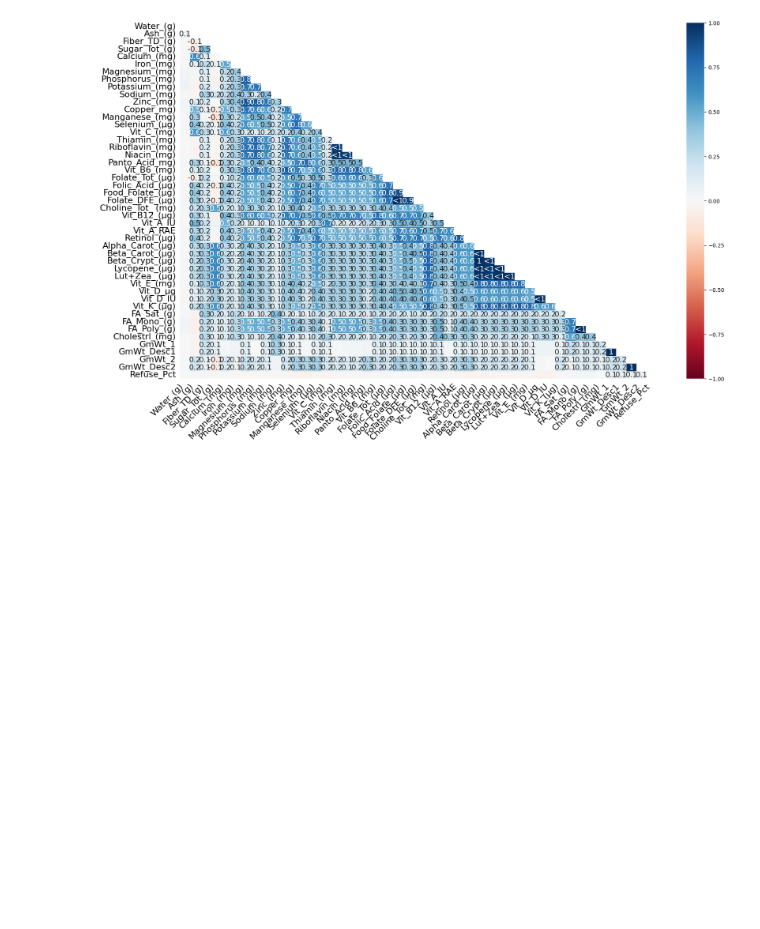
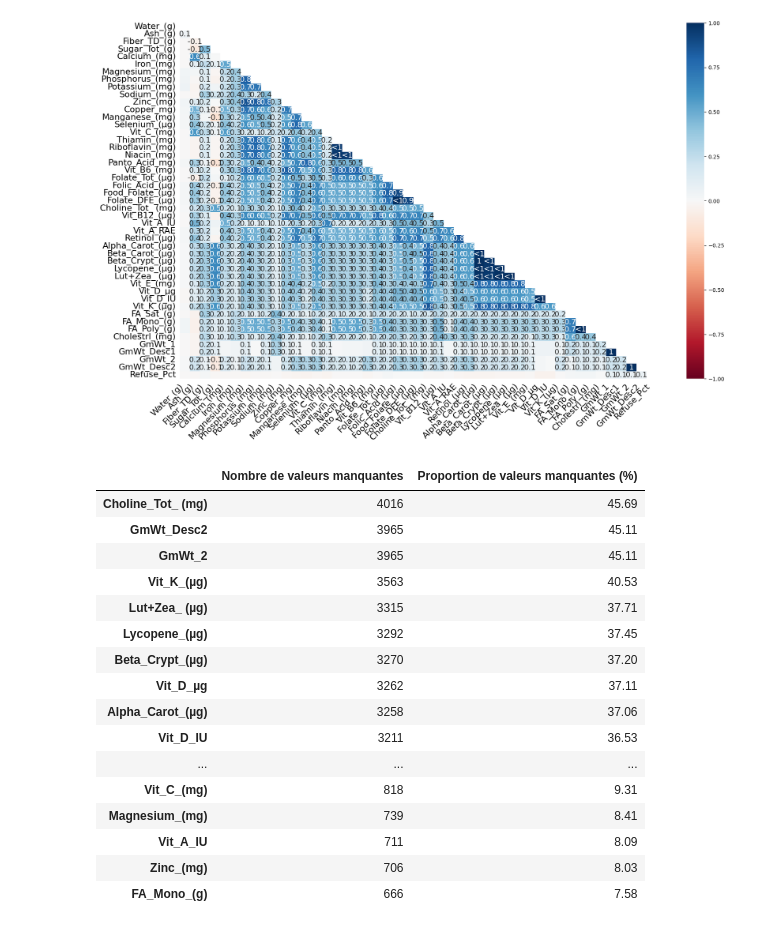
Before and after one commit to DavidTGAUTIER/Statistiques, a Jupyter notebook: Technics/PCA/PCA-Foods.ipynb, the cells around one changed output. Saved outputs shown, nothing was run; the diff lists cells and outputs as text; code cells hidden in the pictures; blank space fills up the shorter version.

```diff
--- a/Technics/PCA/PCA-Foods.ipynb
+++ b/Technics/PCA/PCA-Foods.ipynb
@@ -116,3 +116,35 @@ msno.heatmap(df)
 [figure]
 [figure]
 [figure]
+# %%
+# Valeurs manquantes pour chaque variable
+missing_values = df.isnull().sum()
+
+# Proportion de valeurs manquantes pour chaque variable
+missing_proportions = round(missing_values / len(df) * 100, 2)
+
+# Dataframe avec les nombres et proportions de valeurs manquantes
+missing_df = pd.concat([missing_values, missing_proportions], axis=1)
+missing_df.columns = ['Nombre de valeurs manquantes', 'Proportion de valeurs manquantes (%)']
+
+# Tri des variables par ordre décroissant de proportion de valeurs manquantes
+missing_df = missing_df.sort_values('Proportion de valeurs manquantes (%)', ascending=False)
+missing_df[:30]
+# %% [output]
+|  | Nombre de valeurs manquantes | Proportion de valeurs manquantes (%) |
+| Choline_Tot_ (mg) | 4016 | 45.69 |
+| GmWt_Desc2 | 3965 | 45.11 |
+| GmWt_2 | 3965 | 45.11 |
+| Vit_K_(µg) | 3563 | 40.53 |
+| Lut+Zea_ (µg) | 3315 | 37.71 |
+| Lycopene_(µg) | 3292 | 37.45 |
+| Beta_Crypt_(µg) | 3270 | 37.20 |
+| Vit_D_µg | 3262 | 37.11 |
+| Alpha_Carot_(µg) | 3258 | 37.06 |
+| Vit_D_IU | 3211 | 36.53 |
+| ... | ... | ... |
+| Vit_C_(mg) | 818 | 9.31 |
+| Magnesium_(mg) | 739 | 8.41 |
+| Vit_A_IU | 711 | 8.09 |
+| Zinc_(mg) | 706 | 8.03 |
+| FA_Mono_(g) | 666 | 7.58 |
```
Also changed, not shown: parts of 4 cells of this notebook.
